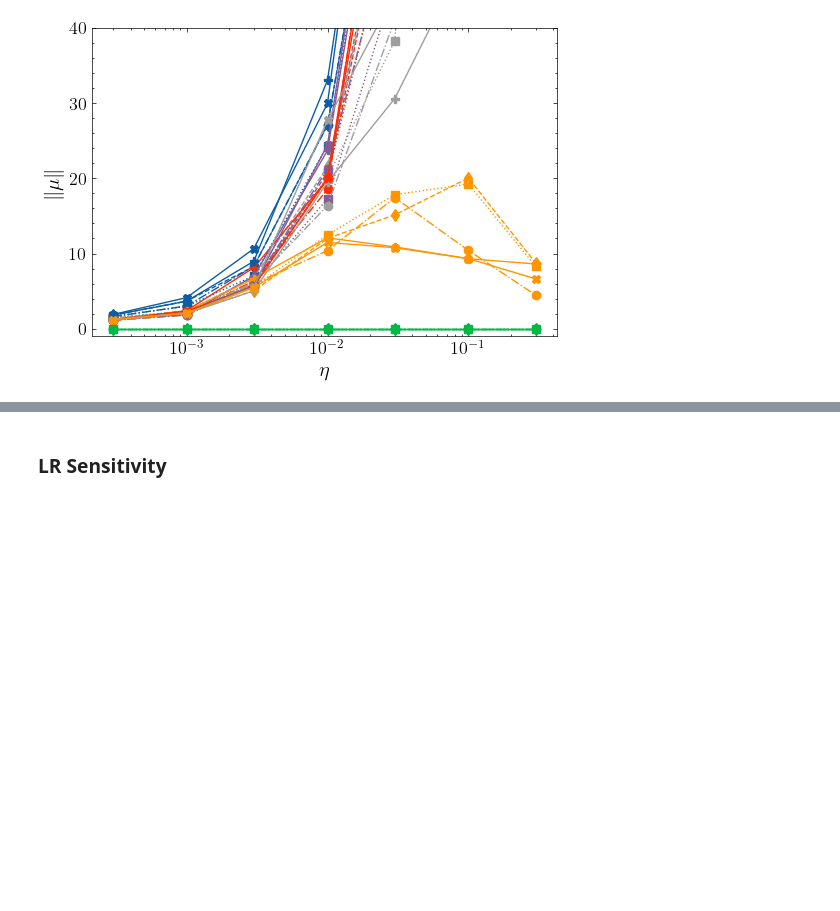
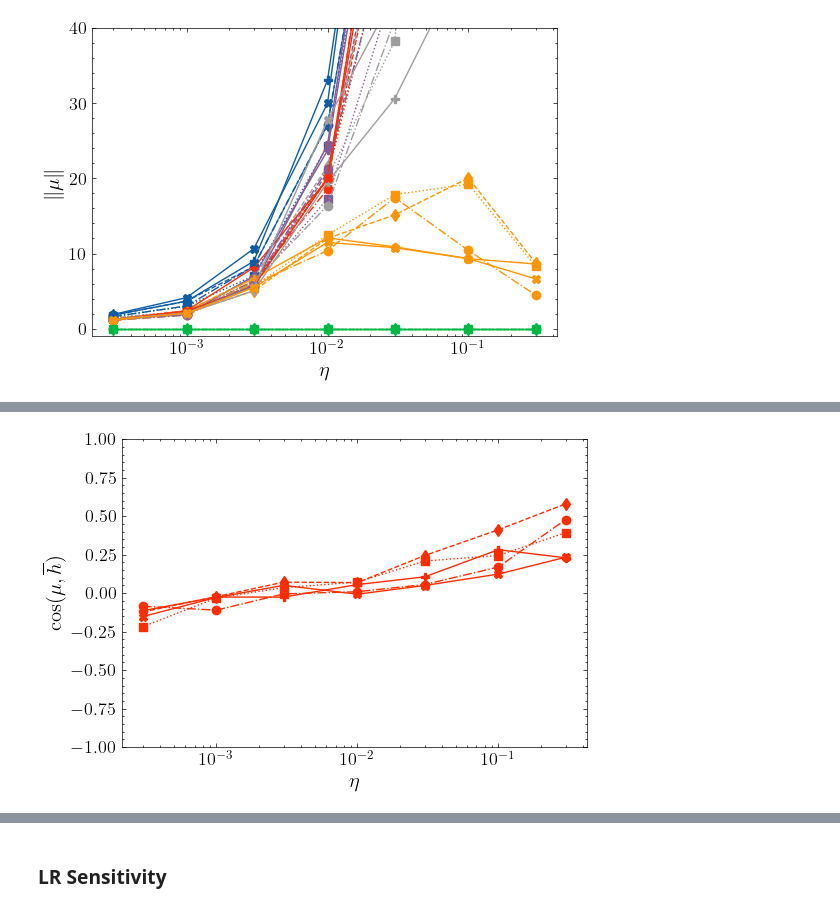
Before and after one commit to flxst/output-embedding-centering, a Jupyter notebook: results/Analyze_All_Models_Performance.ipynb, the cells around one changed output, grey strips where cells are left out. Drawn from its saved outputs; the diff is of its cells as text; code cells hidden in the pictures; blank space fills up the shorter version.

```diff
--- a/results/Analyze_All_Models_Performance.ipynb
+++ b/results/Analyze_All_Models_Performance.ipynb
@@ -767,0 +1035,4 @@ plot_wortsman(lrs, mu_norm, 'mu_norm', ns=NS, variants_lambdas=VARIANTS_LAMBDAS,
+# %%
+plot_wortsman(lrs, fhs_cos_sim, 'fhs_cos_sim', ns=NS, variants_lambdas={k: VARIANTS_LAMBDAS[k] for k in ['A']}, ylim=(-1, 1), legend=False) #, save_as=f'wortsman.fhs_cos_sim{WT}.{FIGURE_FORMAT}')
+# %% [output]
+[figure, added]
```
Also changed, not shown: parts of 16 cells of this notebook, 12 other files.
